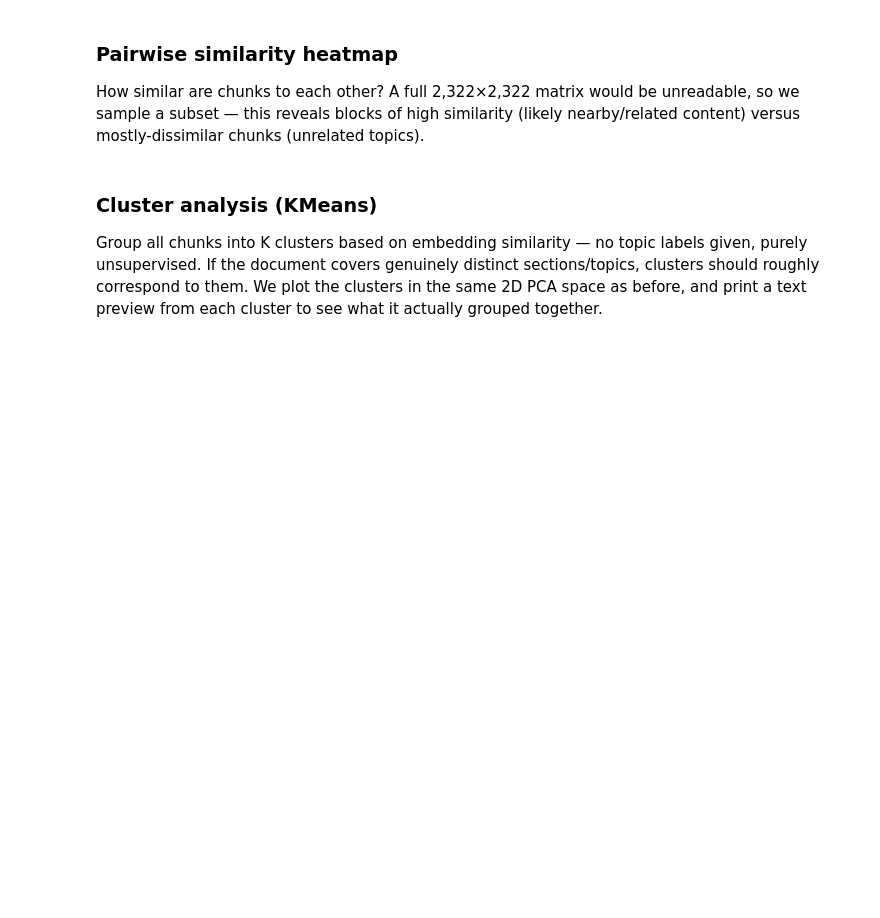
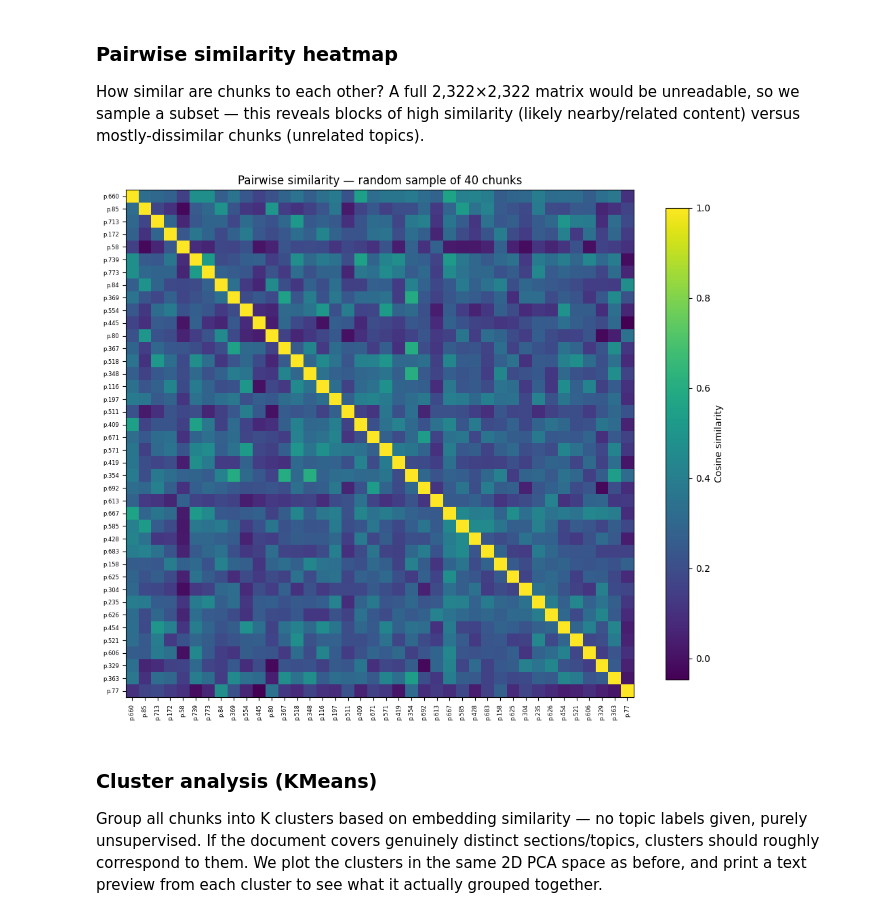
Before and after one commit to haricharanbytes/ragcore-eval, a Jupyter notebook: notebook/RAG.ipynb, the cells around one changed output. Saved outputs shown, nothing was run; the diff lists cells and outputs as text; code cells hidden in the pictures; blank space fills up the shorter version.

Commit message:
feat: visualisations-> pairwise similarity heatmap

```diff
--- a/notebook/RAG.ipynb
+++ b/notebook/RAG.ipynb
@@ -420,29 +420,34 @@ Persisted to Directory
 How similar are chunks to each other? A full 2,322×2,322 matrix would be unreadable, so we sample a subset — this reveals blocks of high similarity (likely nearby/related content) versus mostly-dissimilar chunks (unrelated topics).
 # %%
 import numpy as np
-import plotly.express as px
+import matplotlib.pyplot as plt
 from sklearn.metrics.pairwise import cosine_similarity
 
 SAMPLE_SIZE = 40
 
 rng = np.random.default_rng(seed=42)
 sample_idx = rng.choice(len(chroma_data["embeddings"]), size=SAMPLE_SIZE, replace=False)
 
 sample_vectors = np.array(chroma_data["embeddings"])[sample_idx]
 sample_pages = [chroma_data["metadatas"][i].get("page", "?") for i in sample_idx]
 labels = [f"p.{p}" for p in sample_pages]
 
 sim_matrix = cosine_similarity(sample_vectors)
 
-fig = px.imshow(
-    sim_matrix,
-    x=labels, y=labels,
-    color_continuous_scale="Viridis",
-    labels={"color": "Cosine similarity"},
-    title=f"Pairwise similarity — random sample of {SAMPLE_SIZE} chunks",
-)
-fig.update_layout(height=700, width=750)
-fig.show()
+fig, ax = plt.subplots(figsize=(10, 9))
+im = ax.imshow(sim_matrix, cmap="viridis")
+
+ax.set_xticks(range(SAMPLE_SIZE))
+ax.set_yticks(range(SAMPLE_SIZE))
+ax.set_xticklabels(labels, rotation=90, fontsize=6)
+ax.set_yticklabels(labels, fontsize=6)
+
+fig.colorbar(im, ax=ax, label="Cosine similarity", shrink=0.8)
+ax.set_title(f"Pairwise similarity — random sample of {SAMPLE_SIZE} chunks")
+plt.tight_layout()
+plt.show()
+# %% [output]
+[figure, added]
 # %% [markdown]
 ### Cluster analysis (KMeans)
 
```
